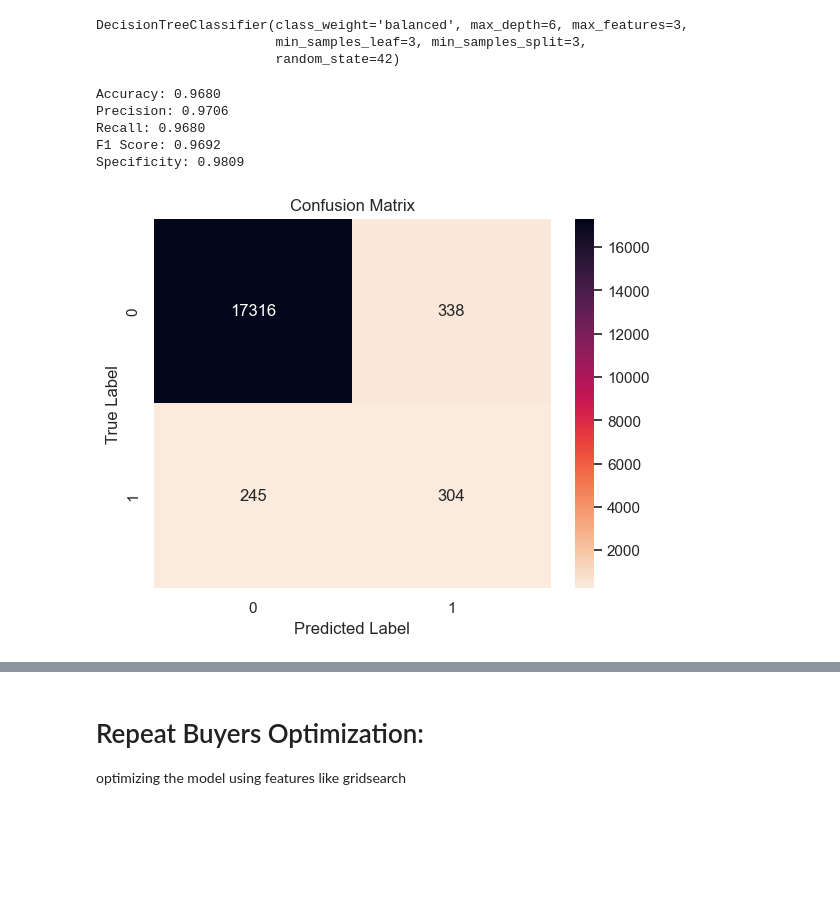
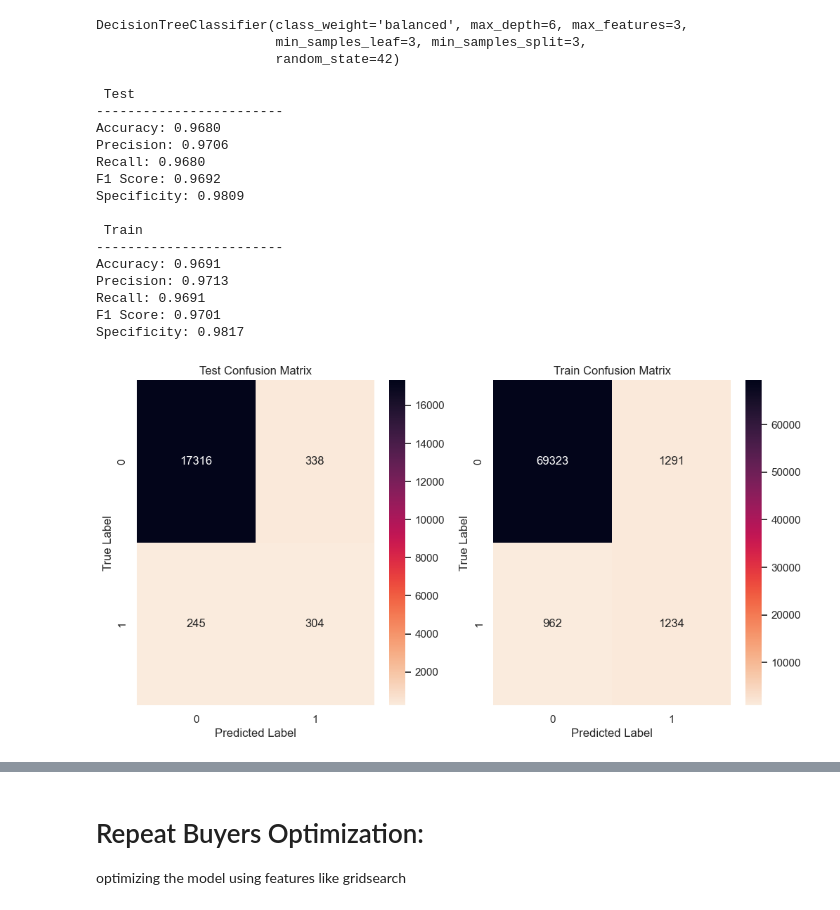
Before and after one commit to Gary1E2/olistchris, a Jupyter notebook: models.ipynb, the cells around one changed output, grey strips where cells are left out. Saved outputs shown, nothing was run; the diff lists cells and outputs as text; code cells hidden in the pictures; blank space fills up the shorter version.

```diff
--- a/models.ipynb
+++ b/models.ipynb
@@ -45,6 +69,17 @@ print(final_df.head().to_string())
 # Eval and Data Functions for Models
 # %%
 def data_splitter(features, target, stratify=True, num_process=StandardScaler(), cat_process=OneHotEncoder(handle_unknown='ignore')):
+    """ Splits data for seperate models
+
+    Args:
+        features: selected features
+        target: target to predict
+        stratify: classifier=True, regressor=False | balance classes for classifier
+        num_process: processing type for num cols
+        cat_process: processing type for cat cols
+    Returns:
+        split data: X_train, X_test, y_train, y_test
+    """
     # Separate features and target
     X = final_df[features]
     y = final_df[target]
@@ -233,14 +322,24 @@ DecisionTreeClassifier(class_weight='balanced', max_depth=6, max_features=3,
                        min_samples_leaf=3, min_samples_split=3,
                        random_state=42)
 # %%
-metrics_eval(repeat_tree1)
+class_eval(repeat_tree1)
 # %% [output]
+ Test
+------------------------
 Accuracy: 0.9680
 Precision: 0.9706
 Recall: 0.9680
 F1 Score: 0.9692
 Specificity: 0.9809
+
+ Train
+------------------------
+Accuracy: 0.9691
+Precision: 0.9713
+Recall: 0.9691
+F1 Score: 0.9701
+Specificity: 0.9817
-[figure, old version]
+[figure, new version]
 # %%
 rocauc_eval(repeat_tree1)
 # %% [output]
```
Also changed, not shown: parts of 30 cells of this notebook, 6 other files.
